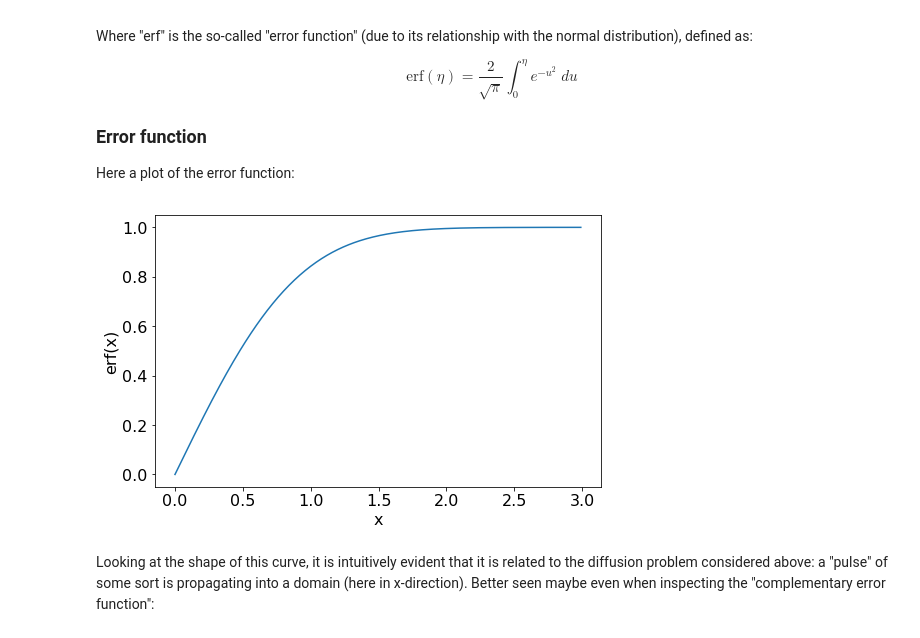
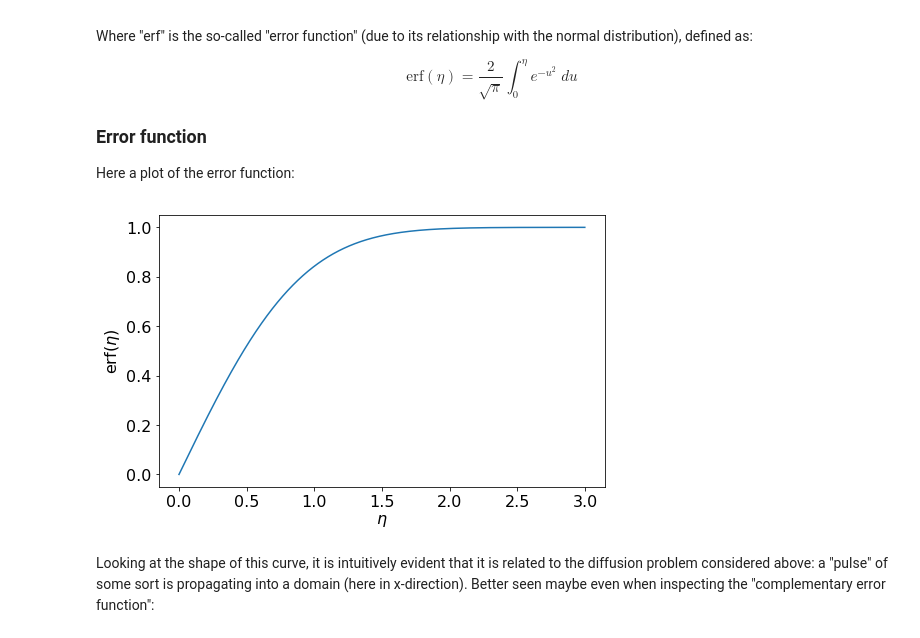
Before and after one commit to cgre-aachen/teaching, a Jupyter notebook: quanti_geo/Diffusion - analytical solution.ipynb, the cells around one changed output. Drawn from its saved outputs; the diff is of its cells as text; code cells hidden in the pictures.

```diff
--- a/quanti_geo/Diffusion - analytical solution.ipynb
+++ b/quanti_geo/Diffusion - analytical solution.ipynb
@@ -105,13 +105,13 @@ $$\mbox{erf}(\eta) = \frac{2}{\sqrt{\pi}} \int_0^\eta e^{-u^2}\;du$$
 
 Here a plot of the error function:
 # %%
-xvals = np.arange(0,3,0.01)
+xvals = np.arange(0,3.,0.001)
 plt.plot(xvals, scipy.special.erf(xvals))
-plt.xlabel('x')
-plt.ylabel('erf(x)')
+plt.xlabel('$\eta$')
+plt.ylabel('erf($\eta$)')
 plt.show()
 # %% [output]
-[figure, old version]
+[figure, new version]
 # %% [markdown]
 Looking at the shape of this curve, it is intuitively evident that it is related to the diffusion problem considered above: a "pulse" of some sort is propagating into a domain (here in x-direction). Better seen maybe even when inspecting the "complementary error function":
 # %%
```
Also changed, not shown: parts of 1 cell of this notebook, 1 other file.
